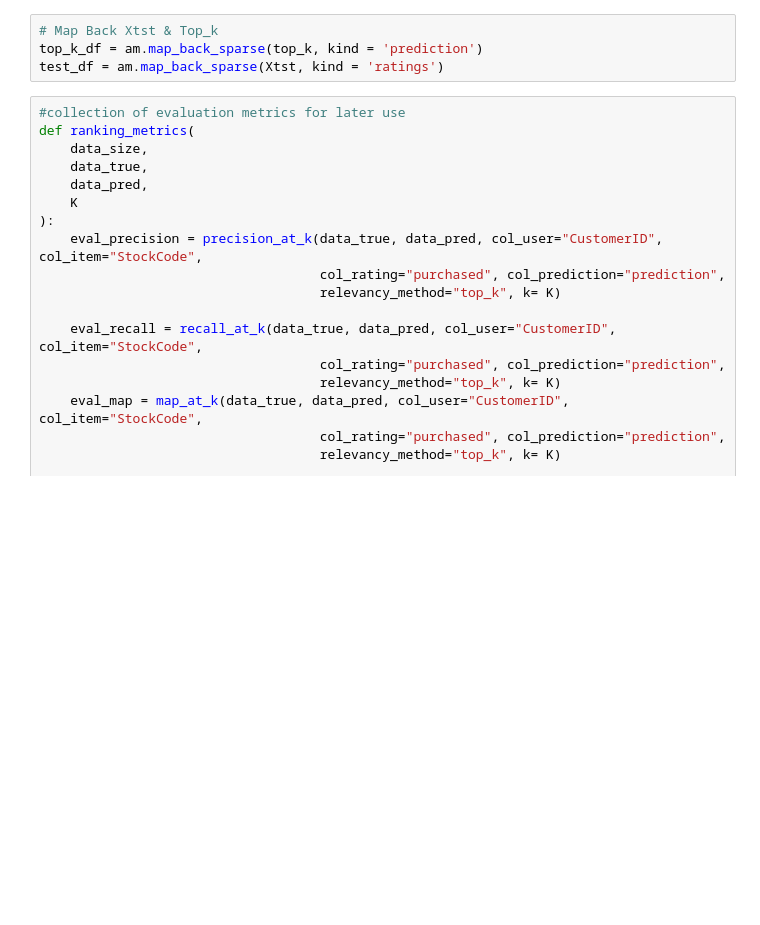
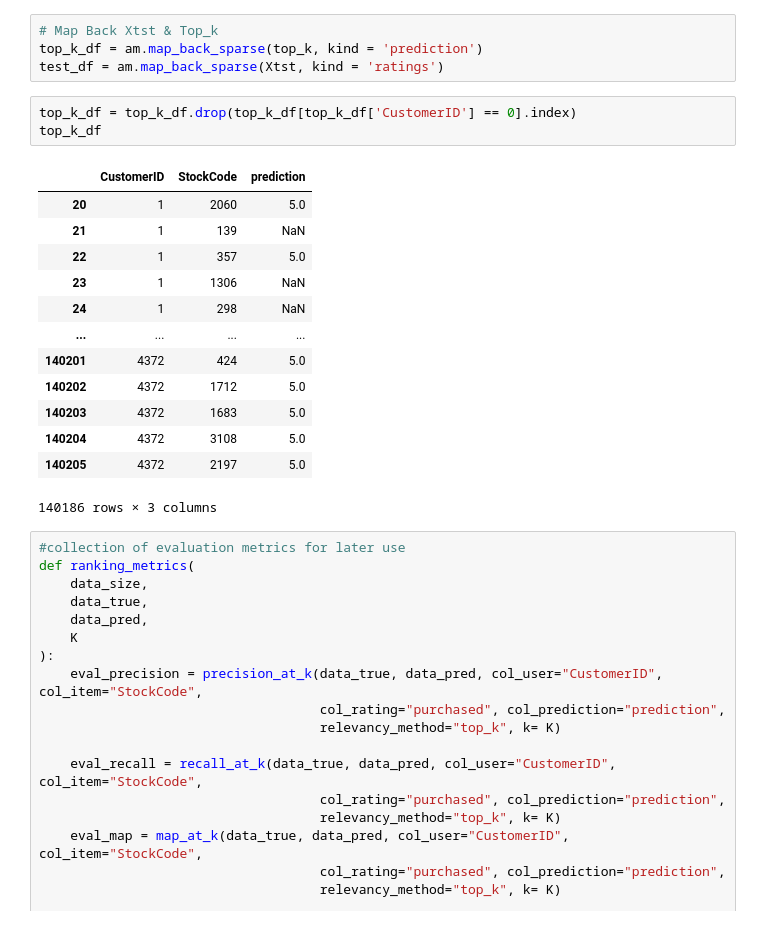
Before and after one commit to uadR1/Master-Thesis-Building-and-Evaluating-Candidate-Generation-Models-with-Neural-Networks, a Jupyter notebook: 02_Model_Tests/0201_RBM/0203_RBM_NPsplit.ipynb, the cells around one changed output. Drawn from its saved outputs; the diff is of its cells as text; blank space fills up the shorter version.

```diff
--- a/02_Model_Tests/0201_RBM/0203_RBM_NPsplit.ipynb
+++ b/02_Model_Tests/0201_RBM/0203_RBM_NPsplit.ipynb
@@ -196,6 +201,23 @@ Took 4.93 seconds for prediction.
 # Map Back Xtst & Top_k
 top_k_df = am.map_back_sparse(top_k, kind = 'prediction')
 test_df = am.map_back_sparse(Xtst, kind = 'ratings')
+# %%
+top_k_df = top_k_df.drop(top_k_df[top_k_df['CustomerID'] == 0].index)
+top_k_df
+# %% [output]
+|  | CustomerID | StockCode | prediction |
+| 20 | 1 | 2060 | 5.0 |
+| 21 | 1 | 139 | NaN |
+| 22 | 1 | 357 | 5.0 |
+| 23 | 1 | 1306 | NaN |
+| 24 | 1 | 298 | NaN |
+| ... | ... | ... | ... |
+| 140201 | 4372 | 424 | 5.0 |
+| 140202 | 4372 | 1712 | 5.0 |
+| 140203 | 4372 | 1683 | 5.0 |
+| 140204 | 4372 | 3108 | 5.0 |
+| 140205 | 4372 | 2197 | 5.0 |
+140186 rows × 3 columns
 # %%
 #collection of evaluation metrics for later use
 def ranking_metrics(
```
Also changed, not shown: parts of 8 cells of this notebook, 2 other files.
